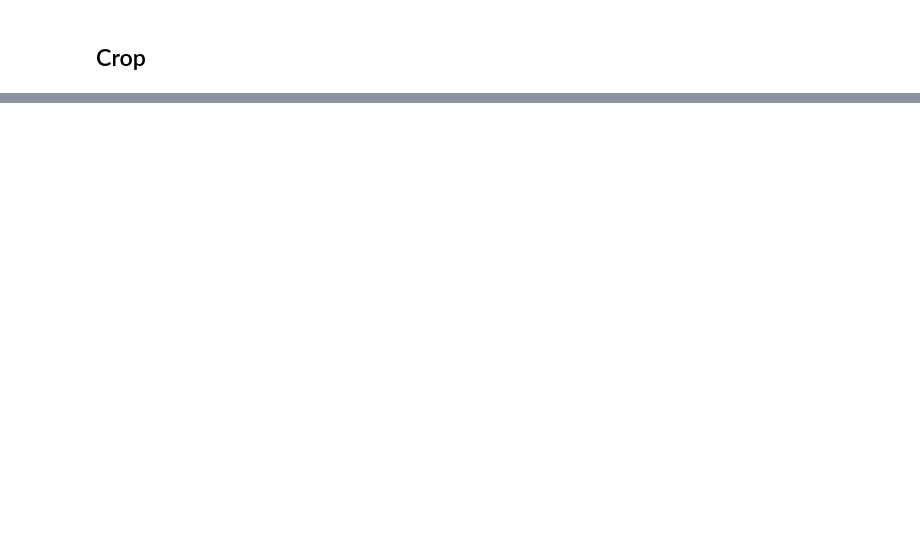
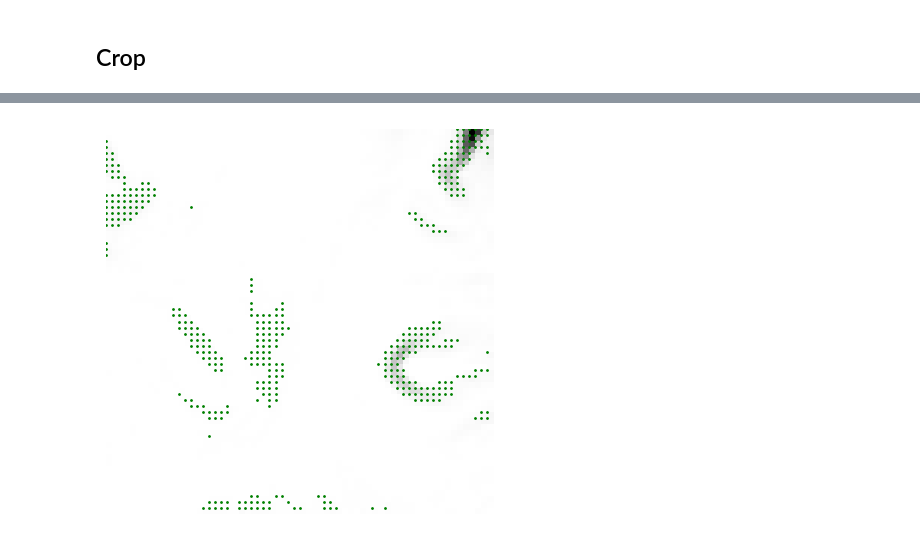
Before and after one commit to Sea-Meets-the-Stars/fronts, a Jupyter notebook: nb/pyBOA_dev.ipynb, the cells around one changed output, grey strips where cells are left out. Cells and saved outputs as stored; diff of their text form; code cells hidden in the pictures; blank space fills up the shorter version.

```diff
--- a/nb/pyBOA_dev.ipynb
+++ b/nb/pyBOA_dev.ipynb
@@ -178,0 +187,5 @@ plot_fronts(idx, res_frnt_crop)
+# %%
+res_frnt_np = pyboa.front_thresh(Divb2, wndw=40)
+plot_fronts(idx, res_frnt_np)
+# %% [output]
+[figure, added]
```
Also changed, not shown: parts of 13 cells of this notebook.
